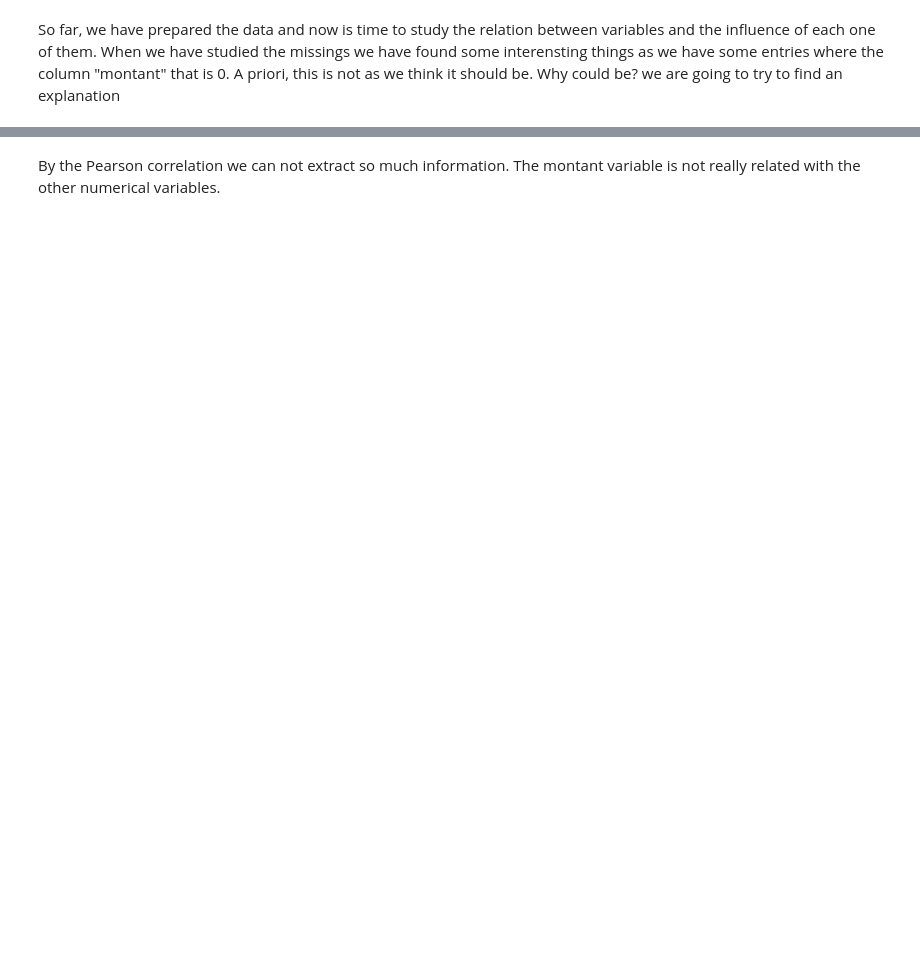
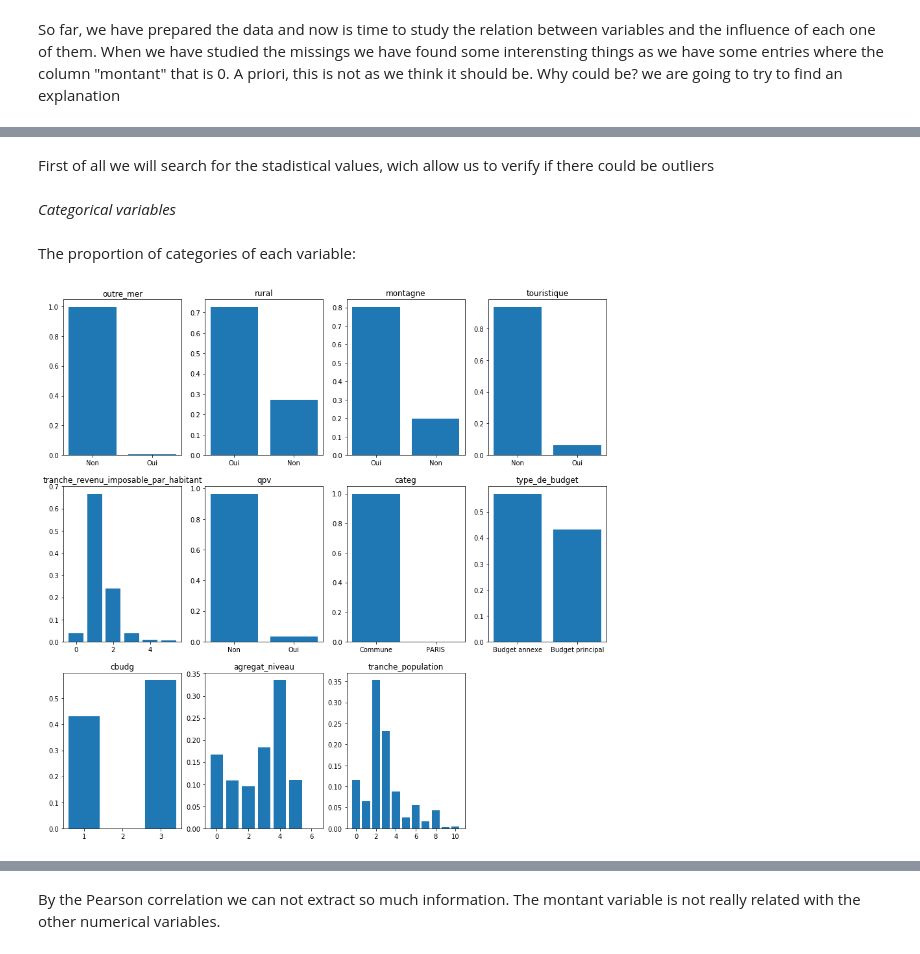
Before and after one commit to Cristina2017/Analysis-comptes-des-communes, a Jupyter notebook: notebooks/comptes des communes.ipynb, the cells around one changed output, grey strips where cells are left out. Cells and saved outputs as stored; diff of their text form; code cells hidden in the pictures; blank space fills up the shorter version.

```diff
--- a/notebooks/comptes des communes.ipynb
+++ b/notebooks/comptes des communes.ipynb
@@ -185,0 +195,16 @@ data_missing.head()
+# %%
+# We transform the from exponencial to decimal
+import numpy as np
+
+missing['epci_code'] = missing['epci_code'].apply(lambda x:x if pd.isnull(x) else "%.0f" % float(x))
+
+epci_code_no_null = missing[~missing['epci_code'].isnull()][['epci_code','epci_name']]
+
+dif = epci_code_no_null[epci_code_no_null['epci_name'].isnull()][['epci_code','epci_name']]
+dif = dif.epci_code.unique()
+
+for element in dif:
+    if element in no_missing['epci_code']:
+        print('The epci_code missing does not exist in the whole dataframe')
+    else:
+        print('The epci_code missing does not exist in the whole dataframe')
@@ -411,0 +461,19 @@ data_no_missing[['tranche_population', 'tranche_revenu_imposable_par_habitant',
+# %% [markdown]
+First of all we will search for the stadistical values, wich allow us to verify if there could be outliers
+# %% [markdown]
+*Categorical variables*
+# %% [markdown]
+The proportion of categories of each variable:
+# %%
+import matplotlib.pyplot as plt
+
+l = ['outre_mer', 'rural', 'montagne', 'touristique', 'tranche_revenu_imposable_par_habitant', 'qpv', 'categ', 'type_de_budget', 'cbudg', 'agregat_niveau', 'tranche_population' ]
+i=1
+plt.figure(figsize= (15,15))
+for element in l:
+    plt.subplot(3,4,i)
+    plt.bar(cat_data[element].unique(), cat_data[element].value_counts(normalize=True))
+    plt.title(element);
+    i+=1
+# %% [output]
+[figure, added]
```
Also changed, not shown: parts of 70 cells of this notebook.
